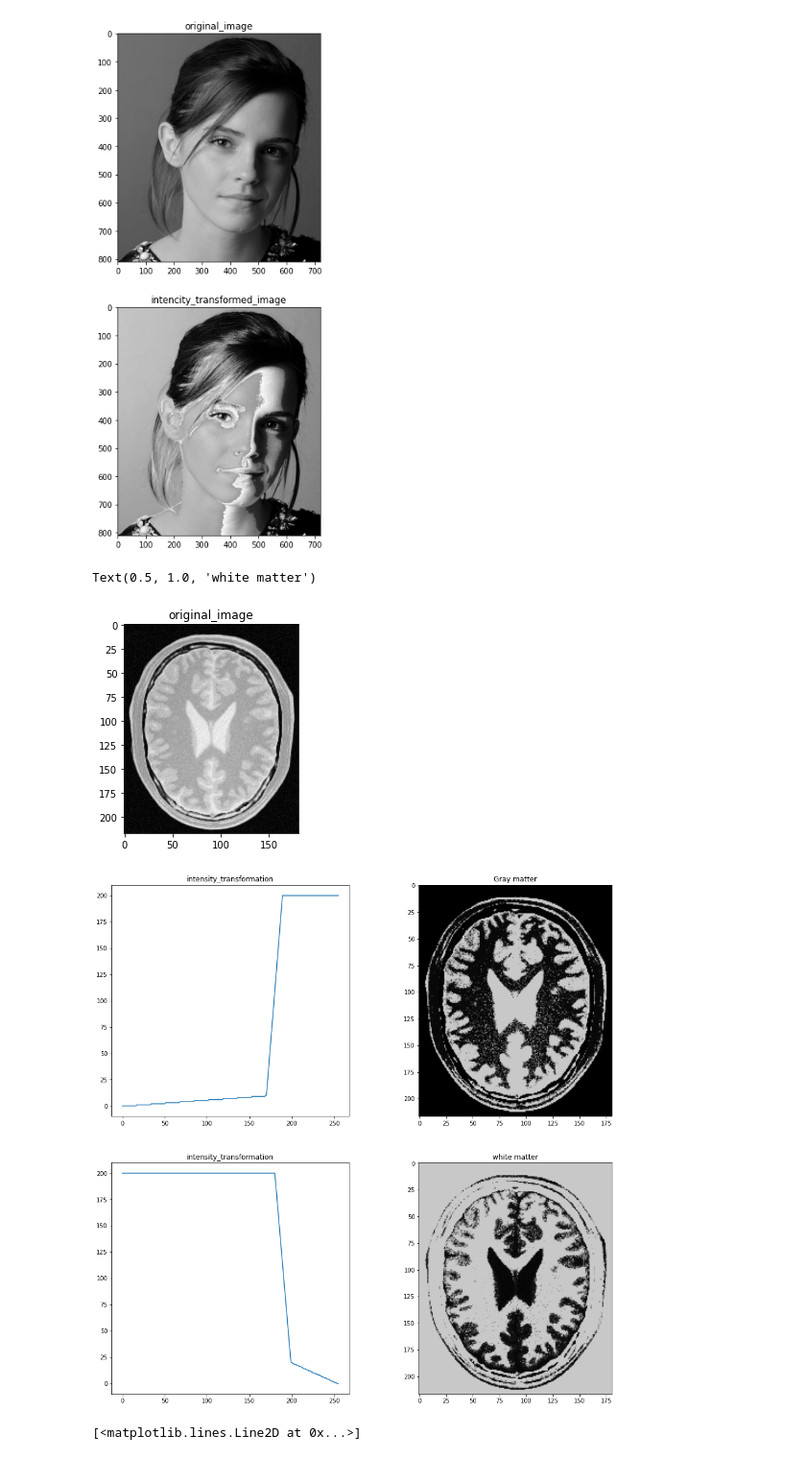
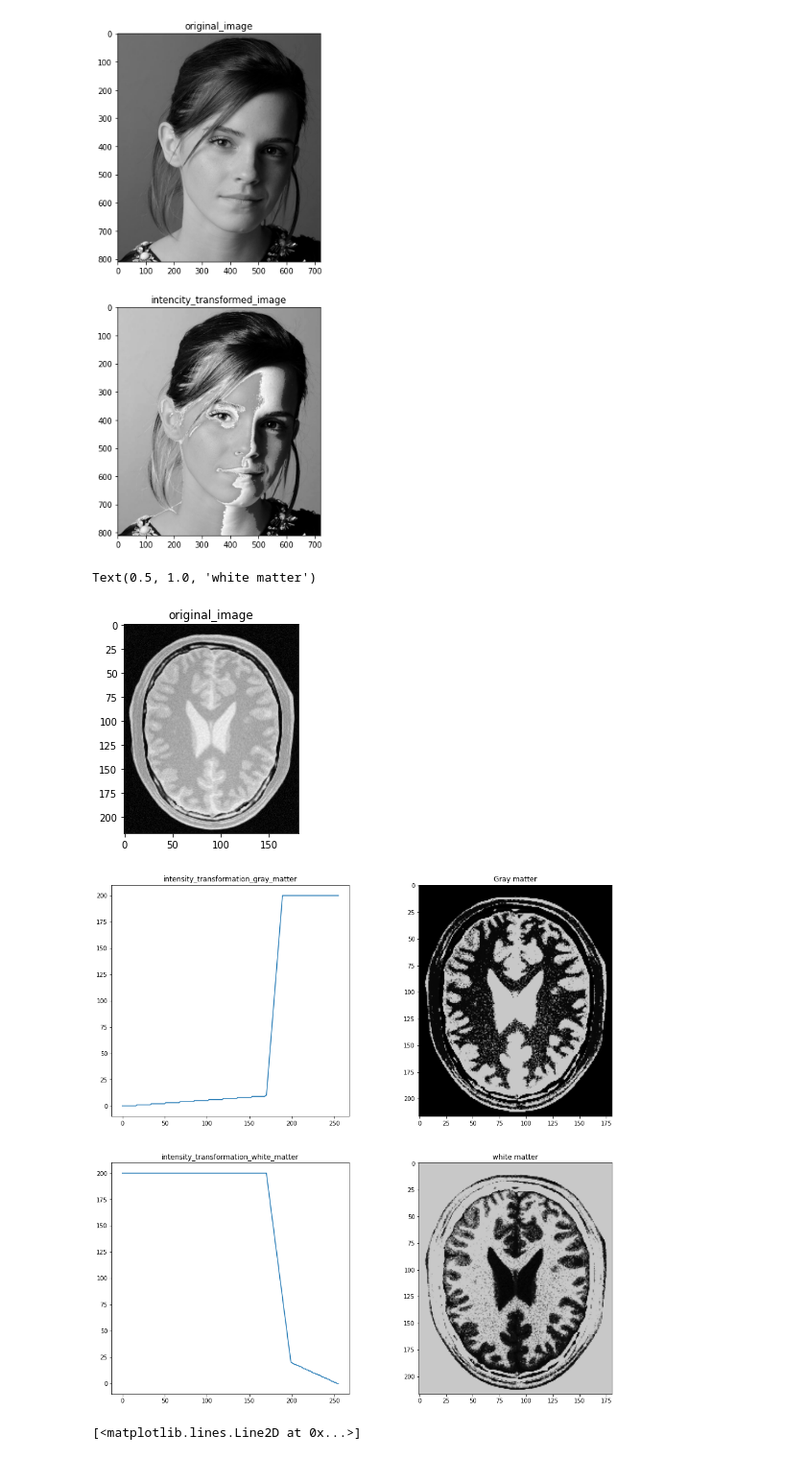
Before and after one commit to Thilanka1999/Computer-Vision-and-Image-Processing, a Jupyter notebook: assignment 1/As1.ipynb, the cells around one changed output. Shown at 96% size. Saved outputs shown, nothing was run; the diff lists cells and outputs as text; code cells hidden in the pictures.

```diff
--- a/assignment 1/As1.ipynb
+++ b/assignment 1/As1.ipynb
@@ -53,9 +53,13 @@ t2 = np.linspace(10, 200, 20)
 t3 = np.linspace(200, 200, 66)
 
 t4 = np.linspace(0, 200, 0)
-t5 = np.linspace(200, 200, 180)
-t6 = np.linspace(200, 20, 20)
+t5 = np.linspace(200, 200, 170)
+t6 = np.linspace(200, 20, 30)
 t7 = np.linspace(20, 0, 56)
+
+# t4 = np.linspace(0, 50, 80)
+# t5 = np.linspace(50, 100, 100)
+# t6 = np.linspace(200, 255, 76)
 
 
 t = np.concatenate((t1, t2, t3), axis = 0).astype(np.uint8)
@@ -68,38 +72,38 @@ ax.set_title('original_image')
 
 
 # ax.set_title('intensity_transformation')                          #RGB colors for gray matter nearly 200, 127, 137
 # ax.set_aspect('equal')
 # plt.xlim([0, 255])
 # plt.ylim([0, 255])
 
 assert len(t) == 256
 g = cv.LUT(f, t)
 h = cv.LUT(f, t_)
 
 
 g = cv.cvtColor(g, cv.COLOR_BGR2RGB)
 h = cv.cvtColor(h, cv.COLOR_BGR2RGB)
 
 fig, ax = plt.subplots(2, 2, figsize=(16, 16))
 
 # ax[0].imshow(f, cmap = 'gray', vmin=0, vmax=255)
 # ax[1].imshow(g, cmap = 'gray', vmin=0, vmax=255)
 
 ax[0][0].plot(t)
-ax[0][0].set_title('intensity_transformation')
+ax[0][0].set_title('intensity_transformation_gray_matter')
 
-ax[0][1].imshow(g)
+ax[0][1].imshow(g, cmap='gray', vmin=0, vmax=255)
 ax[0][1].set_title('Gray matter')
 
 ax[1][0].plot(t_)
-ax[1][0].set_title('intensity_transformation')
+ax[1][0].set_title('intensity_transformation_white_matter')
 
-ax[1][1].imshow(h)
+ax[1][1].imshow(h, cmap='gray', vmin=0, vmax=255)
 ax[1][1].set_title('white matter')
 # %% [output]
 Text(0.5, 1.0, 'white matter')
 [figure]
-[figure, old version]
+[figure, new version]
 # %%
 f = cv.imread(r'highlights_and_shadows.jpg')
 assert f is not None
```
Also changed, not shown: parts of 5 cells of this notebook.
